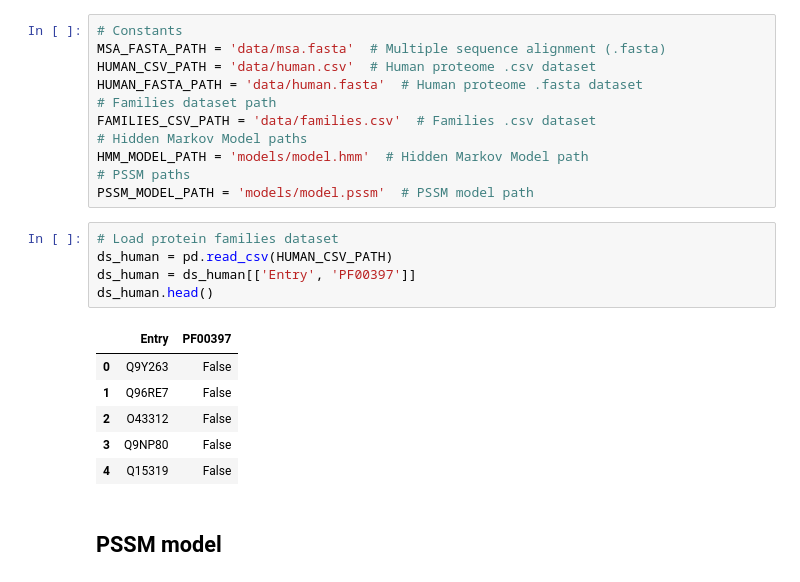
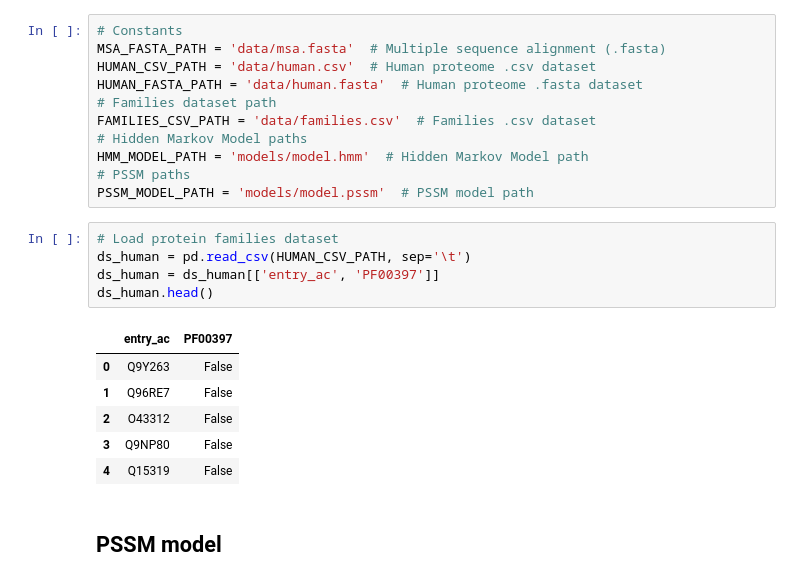
Before and after one commit to damiclem/proteincake, a Jupyter notebook: models.ipynb, the cells around one changed output. Cells and saved outputs as stored; diff of their text form.

```diff
--- a/models.ipynb
+++ b/models.ipynb
@@ -27,11 +27,11 @@ HMM_MODEL_PATH = 'models/model.hmm'  # Hidden Markov Model path
 PSSM_MODEL_PATH = 'models/model.pssm'  # PSSM model path
 # %%
 # Load protein families dataset
-ds_human = pd.read_csv(HUMAN_CSV_PATH)
-ds_human = ds_human[['Entry', 'PF00397']]
+ds_human = pd.read_csv(HUMAN_CSV_PATH, sep='\t')
+ds_human = ds_human[['entry_ac', 'PF00397']]
 ds_human.head()
 # %% [output]
-|  | Entry | PF00397 |
+|  | entry_ac | PF00397 |
 | 0 | Q9Y263 | False |
 | 1 | Q96RE7 | False |
 | 2 | O43312 | False |
```
Also changed, not shown: parts of 5 cells of this notebook, 18 other files.
